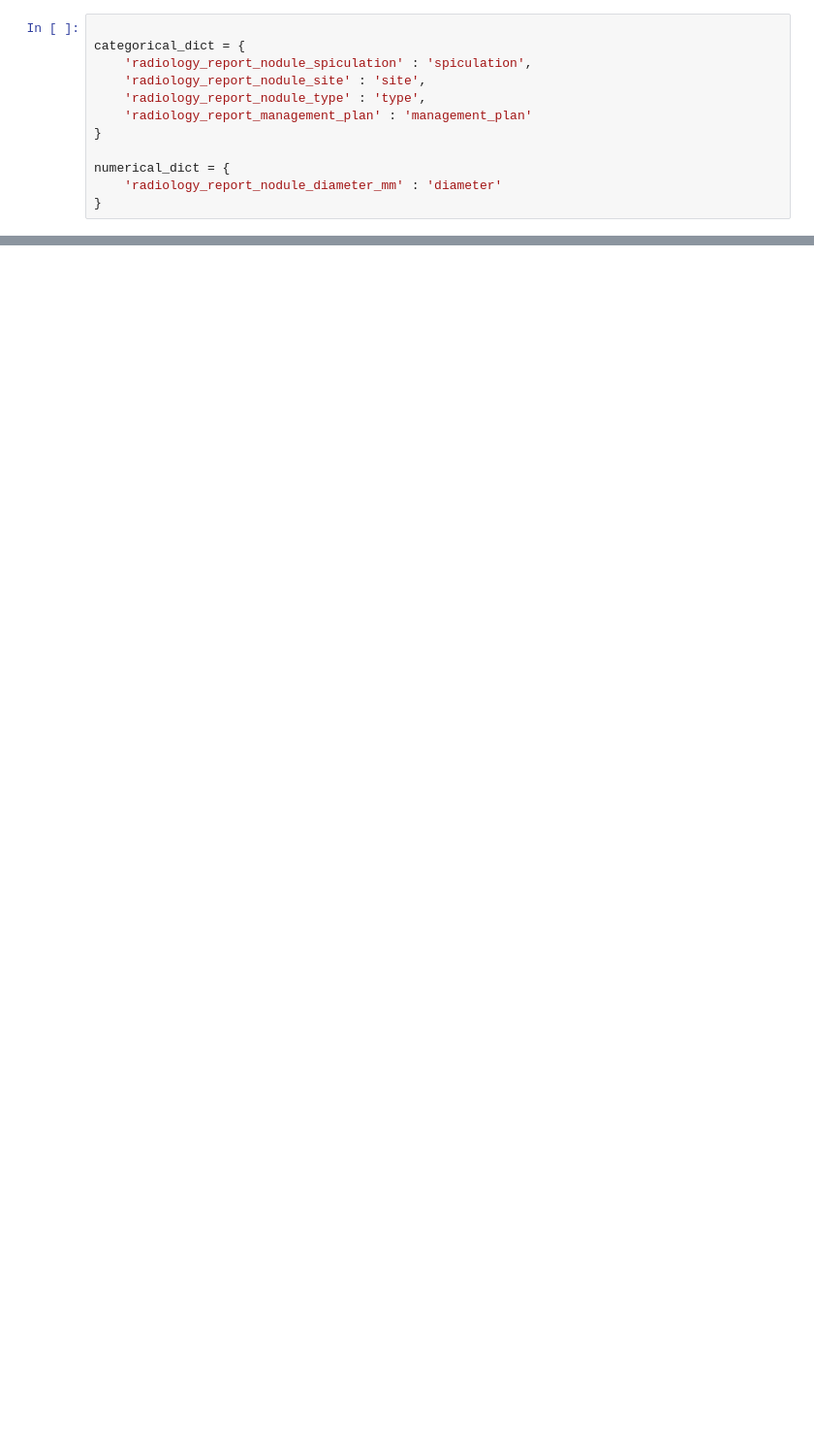
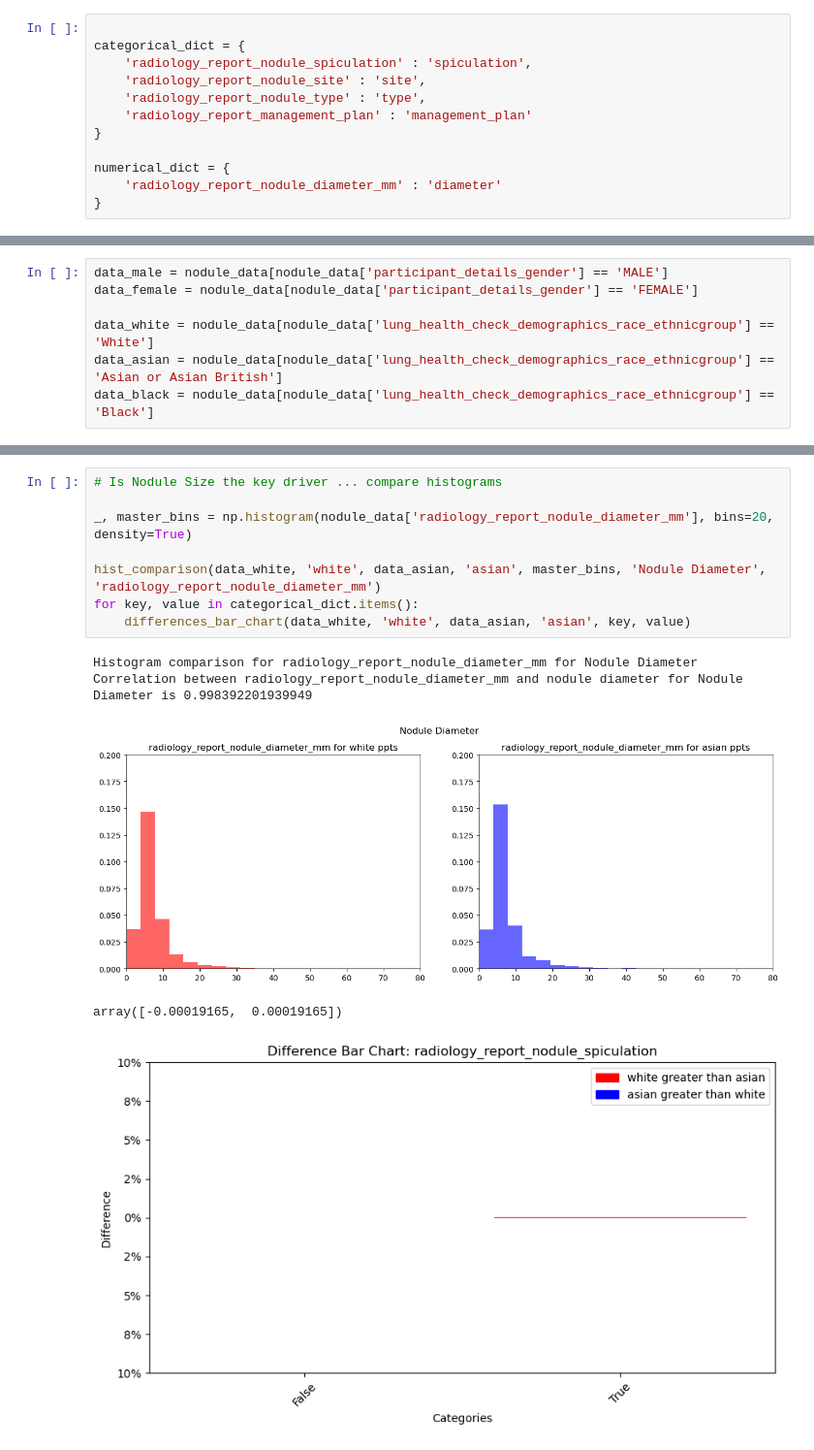
Before and after one commit to johnmccabe44/fairness-in-nodule-detection, a Jupyter notebook: notebooks/FairnessInNoduleDetectionAlgorithms/investigations.ipynb, the cells around one changed output, grey strips where cells are left out. Shown at 97% size. Drawn from its saved outputs; the diff is of its cells as text; blank space fills up the shorter version.

```diff
--- a/notebooks/FairnessInNoduleDetectionAlgorithms/investigations.ipynb
+++ b/notebooks/FairnessInNoduleDetectionAlgorithms/investigations.ipynb
@@ -178,0 +156,7 @@ array([-0.00520616,  0.02504769, -0.02724902,  0.0074075 ])
+# %%
+data_male = nodule_data[nodule_data['participant_details_gender'] == 'MALE']
+data_female = nodule_data[nodule_data['participant_details_gender'] == 'FEMALE']
+
+data_white = nodule_data[nodule_data['lung_health_check_demographics_race_ethnicgroup'] == 'White']
+data_asian = nodule_data[nodule_data['lung_health_check_demographics_race_ethnicgroup'] == 'Asian or Asian British']
+data_black = nodule_data[nodule_data['lung_health_check_demographics_race_ethnicgroup'] == 'Black']
@@ -178,0 +183,14 @@ array([-0.00520616,  0.02504769, -0.02724902,  0.0074075 ])
+# %%
+# Is Nodule Size the key driver ... compare histograms
+
+_, master_bins = np.histogram(nodule_data['radiology_report_nodule_diameter_mm'], bins=20, density=True)
+
+hist_comparison(data_white, 'white', data_asian, 'asian', master_bins, 'Nodule Diameter', 'radiology_report_nodule_diameter_mm')
+for key, value in categorical_dict.items():
+    differences_bar_chart(data_white, 'white', data_asian, 'asian', key, value)
+# %% [output]
+Histogram comparison for radiology_report_nodule_diameter_mm for Nodule Diameter
+Correlation between radiology_report_nodule_diameter_mm and nodule diameter for Nodule Diameter is 0.998392201939949
+[figure, added]
+array([-0.00019165,  0.00019165])
+[figure, added]
```
Also changed, not shown: parts of 7 cells of this notebook.
